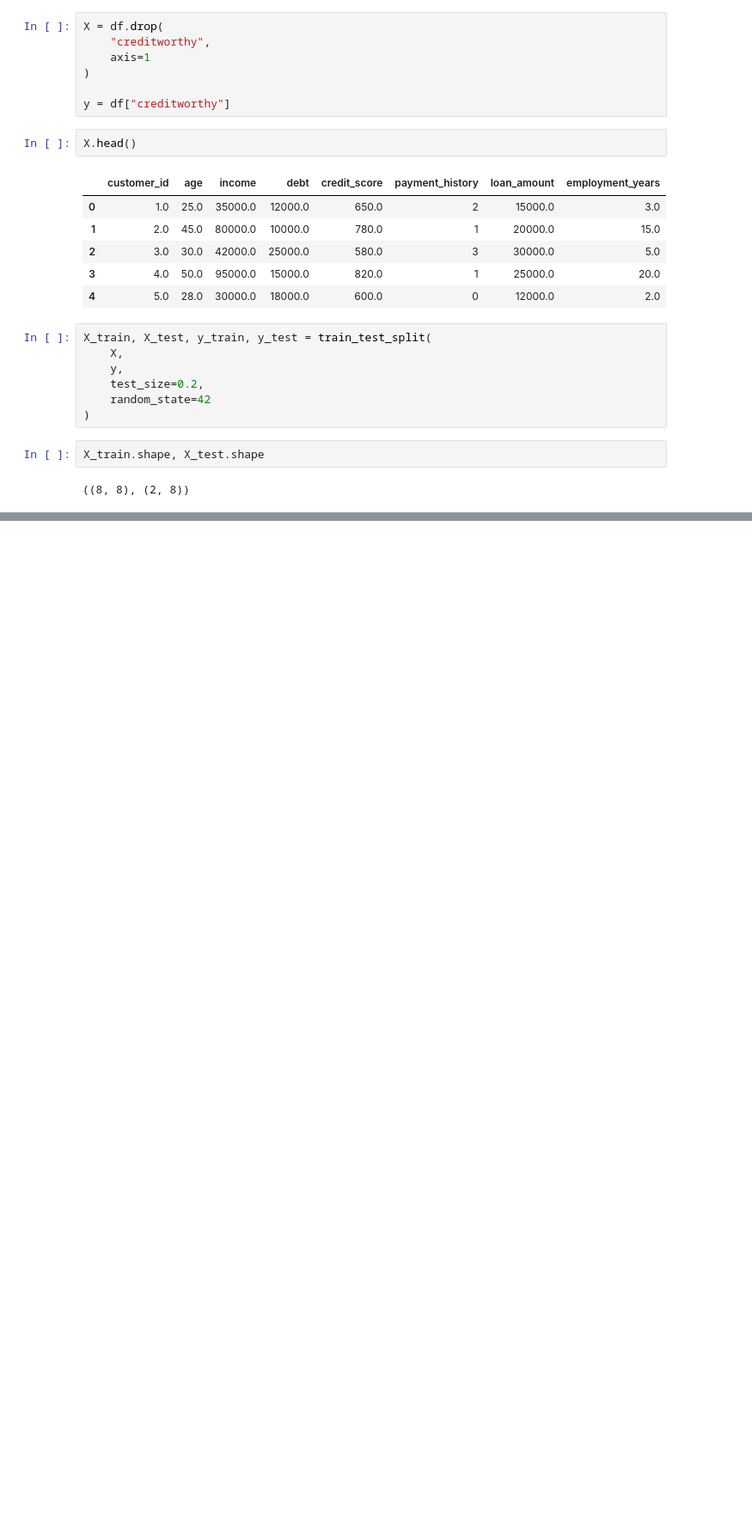
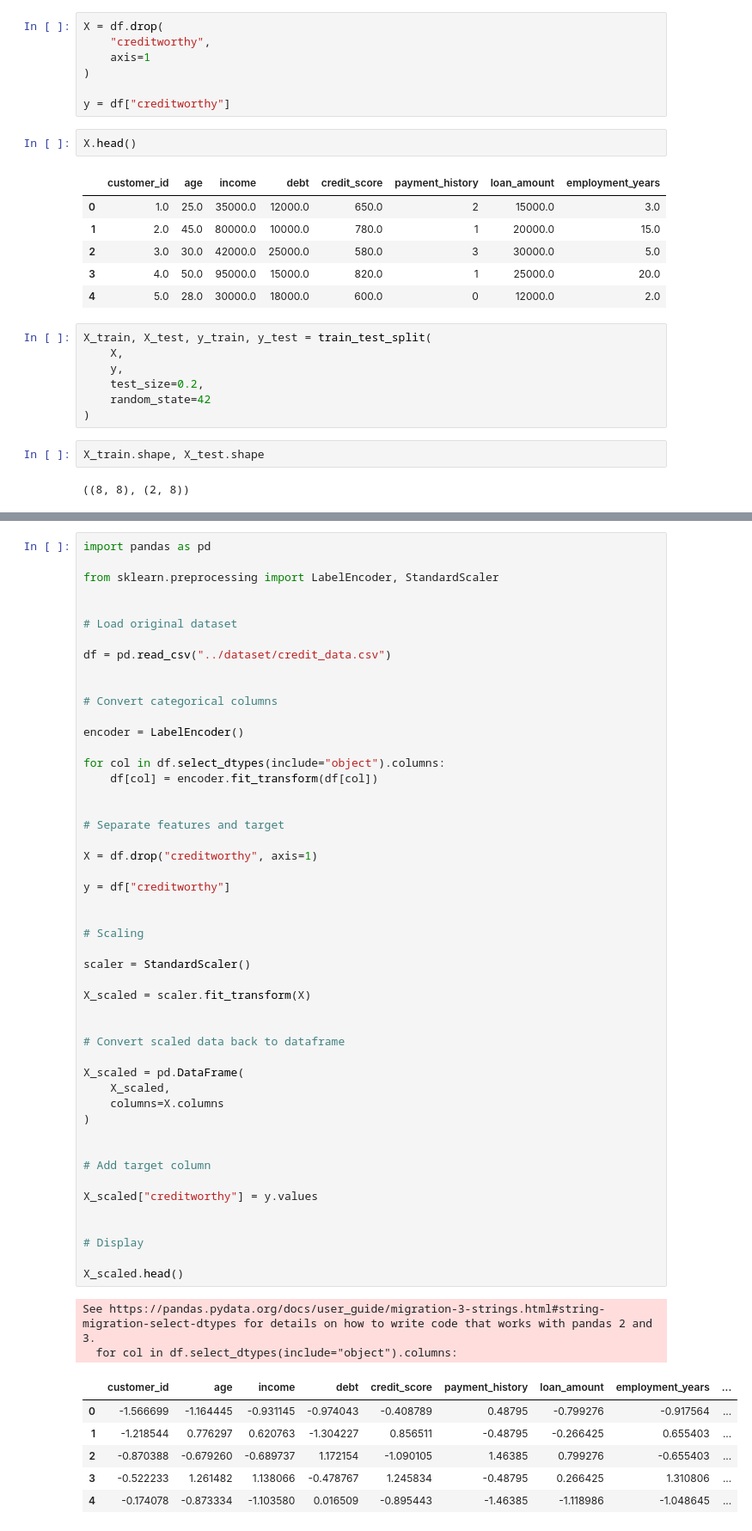
Before and after one commit to aadeshkhollam-hub/Creditworthiness---Prediction, a Jupyter notebook: notebooks/credit_prediction.ipynb, the cells around one changed output, grey strips where cells are left out. Shown at 86% size. Cells and saved outputs as stored; diff of their text form; blank space fills up the shorter version.

```diff
--- a/notebooks/credit_prediction.ipynb
+++ b/notebooks/credit_prediction.ipynb
@@ -179,0 +186,58 @@ processed_df.to_csv(
+# %%
+import pandas as pd
+
+from sklearn.preprocessing import LabelEncoder, StandardScaler
+
+
+# Load original dataset
+
+df = pd.read_csv("../dataset/credit_data.csv")
+
+
+# Convert categorical columns
+
+encoder = LabelEncoder()
+
+for col in df.select_dtypes(include="object").columns:
+    df[col] = encoder.fit_transform(df[col])
+
+
+# Separate features and target
+
+X = df.drop("creditworthy", axis=1)
+
+y = df["creditworthy"]
+
+
+# Scaling
+
+scaler = StandardScaler()
+
+X_scaled = scaler.fit_transform(X)
+
+
+# Convert scaled data back to dataframe
+
+X_scaled = pd.DataFrame(
+    X_scaled,
+    columns=X.columns
+)
+
+
+# Add target column
+
+X_scaled["creditworthy"] = y.values
+
+
+# Display
+
+X_scaled.head()
+# %% [output]
+See https://pandas.pydata.org/docs/user_guide/migration-3-strings.html#string-migration-select-dtypes for details on how to write code that works with pandas 2 and 3.
+  for col in df.select_dtypes(include="object").columns:
+|  | customer_id | age | income | debt | credit_score | payment_history | loan_amount | employment_years | ... |
+| 0 | -1.566699 | -1.164445 | -0.931145 | -0.974043 | -0.408789 | 0.48795 | -0.799276 | -0.917564 | ... |
+| 1 | -1.218544 | 0.776297 | 0.620763 | -1.304227 | 0.856511 | -0.48795 | -0.266425 | 0.655403 | ... |
+| 2 | -0.870388 | -0.679260 | -0.689737 | 1.172154 | -1.090105 | 1.46385 | 0.799276 | -0.655403 | ... |
+| 3 | -0.522233 | 1.261482 | 1.138066 | -0.478767 | 1.245834 | -0.48795 | 0.266425 | 1.310806 | ... |
+| 4 | -0.174078 | -0.873334 | -1.103580 | 0.016509 | -0.895443 | -1.46385 | -1.118986 | -1.048645 | ... |
```
Also changed, not shown: parts of 64 cells of this notebook.
